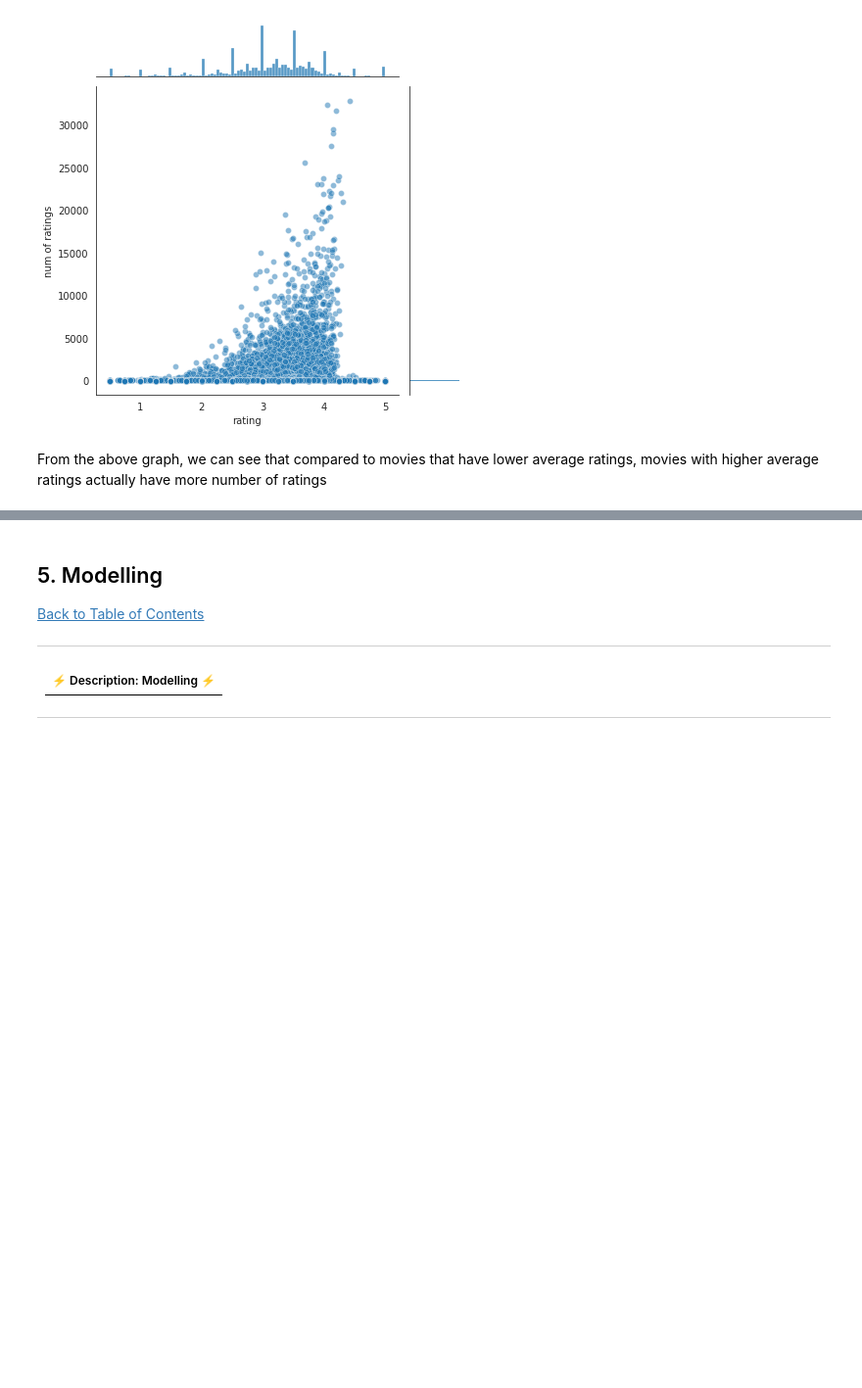
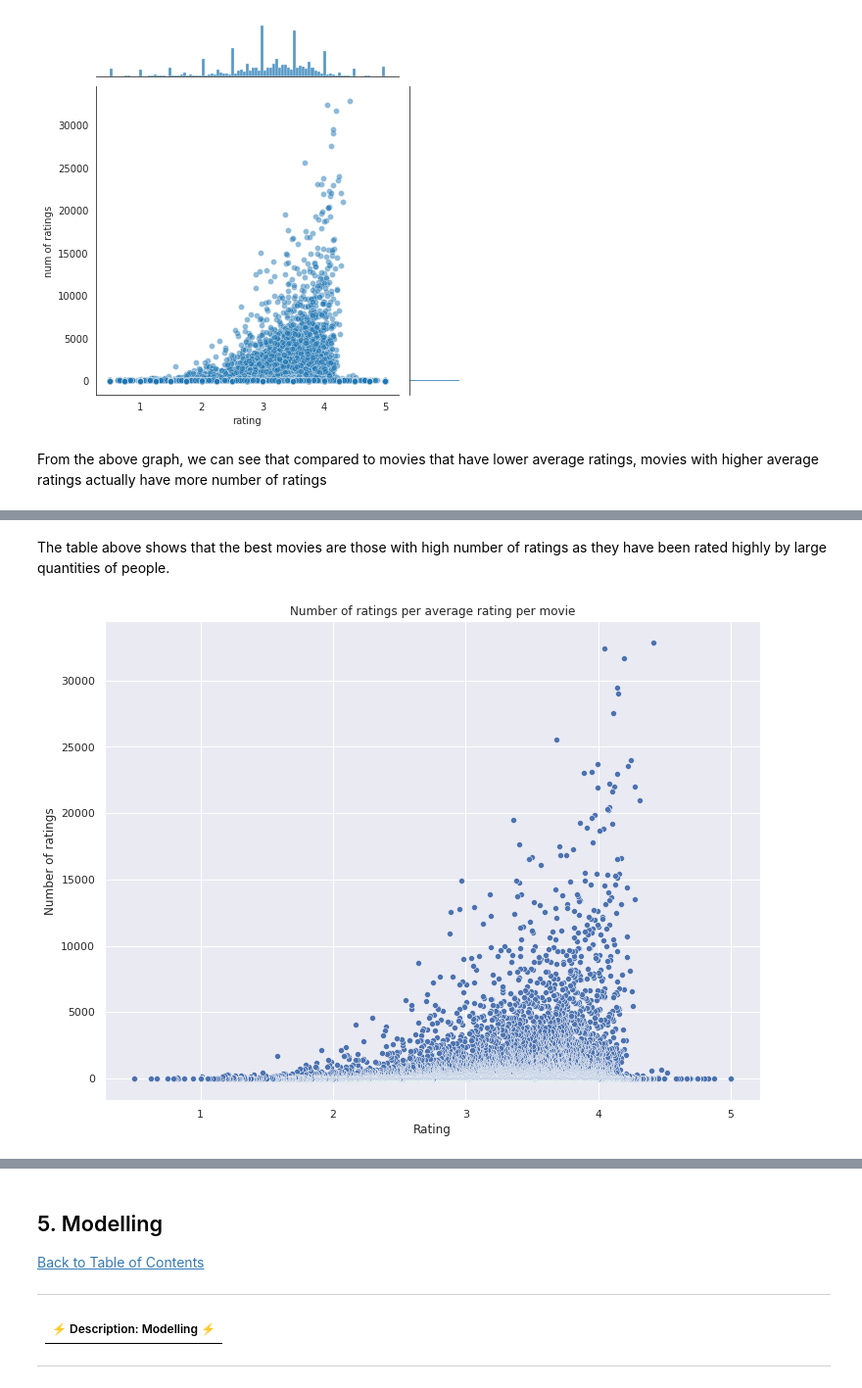
Before and after one commit to JeanetteTsehla/Unsupervised-learning-2207FTDS-Team-JM2, a Jupyter notebook: Copy_of_Unsupervised_learning_2207FTDS_Team_JM2_.ipynb, the cells around one changed output, grey strips where cells are left out. Shown at 98% size. Cells and saved outputs as stored; diff of their text form; code cells hidden in the pictures; blank space fills up the shorter version.

```diff
--- a/Copy_of_Unsupervised_learning_2207FTDS_Team_JM2_.ipynb
+++ b/Copy_of_Unsupervised_learning_2207FTDS_Team_JM2_.ipynb
@@ -489,0 +575,16 @@ From the above graph, we can see that compared to movies that have lower average
+# %%
+# Combining both train and movies datasets by using movieId
+# as the matching column between both datasets
+train_movies_df = pd.merge(train,
+                           movies,
+                           how='left',
+                           on='movieId')
+
+# Combining all the observations in movies_metadata_df with imdb_data
+# using movieId as the matching column between both dataframes
+movies_metadata_df = pd.merge(train_movies_df,
+                              imdb_data,
+                              how='left',
+                              on='movieId')
+
+movies_metadata_df.head()
@@ -489,0 +600,3 @@ From the above graph, we can see that compared to movies that have lower average
+# %%
+movies_ranking = movies_metadata_df[['title','rating']].groupby('title').mean().sort_values('rating', ascending=False)
+movies_ranking.head()
@@ -489,0 +626,2 @@ From the above graph, we can see that compared to movies that have lower average
+# %%
+movies_ranking['No_of_ratings'] = movies_metadata_df.groupby('title')['rating'].count()
@@ -489,0 +639,14 @@ From the above graph, we can see that compared to movies that have lower average
+# %% [markdown]
+The table above shows that the best movies are those with high number of ratings as they have been rated highly by large quantities of people.
+# %%
+# Set plot size
+sns.set(rc={'figure.figsize':(12,9)})
+
+# Plot Number of rating for every rating category.
+sns.scatterplot(x='rating', y='No_of_ratings', data=movies_ranking)
+plt.title('Number of ratings per average rating per movie')
+plt.xlabel('Rating')
+plt.ylabel('Number of ratings')
+plt.show()
+# %% [output]
+[figure, added]
```
Also changed, not shown: parts of 82 cells of this notebook.
